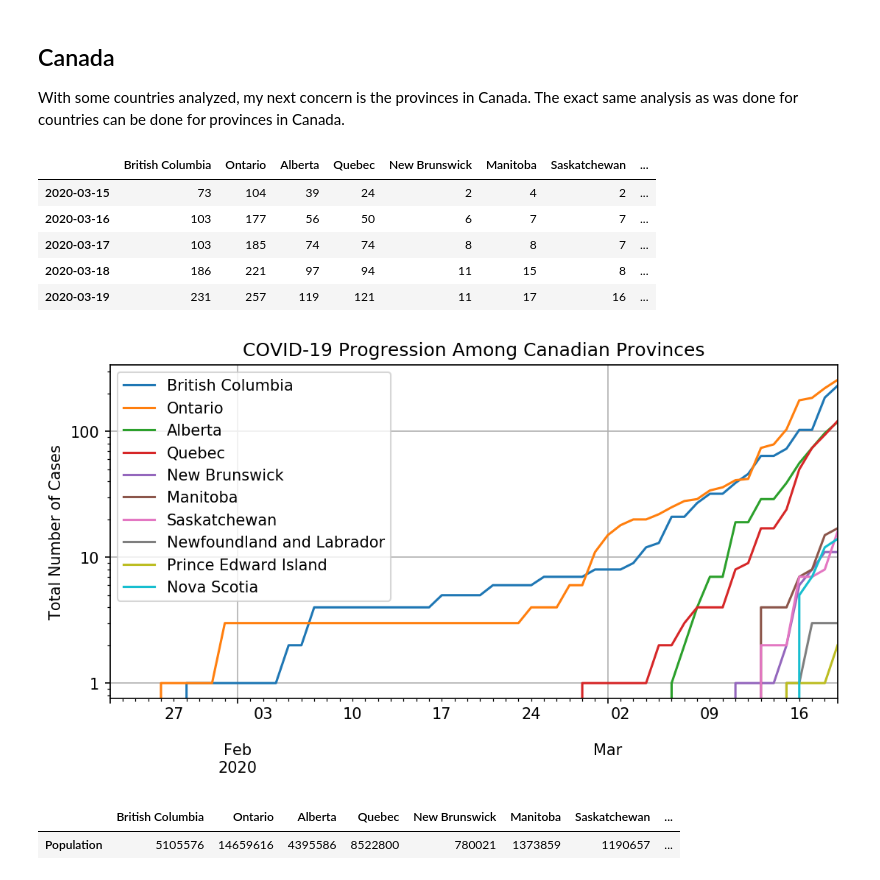
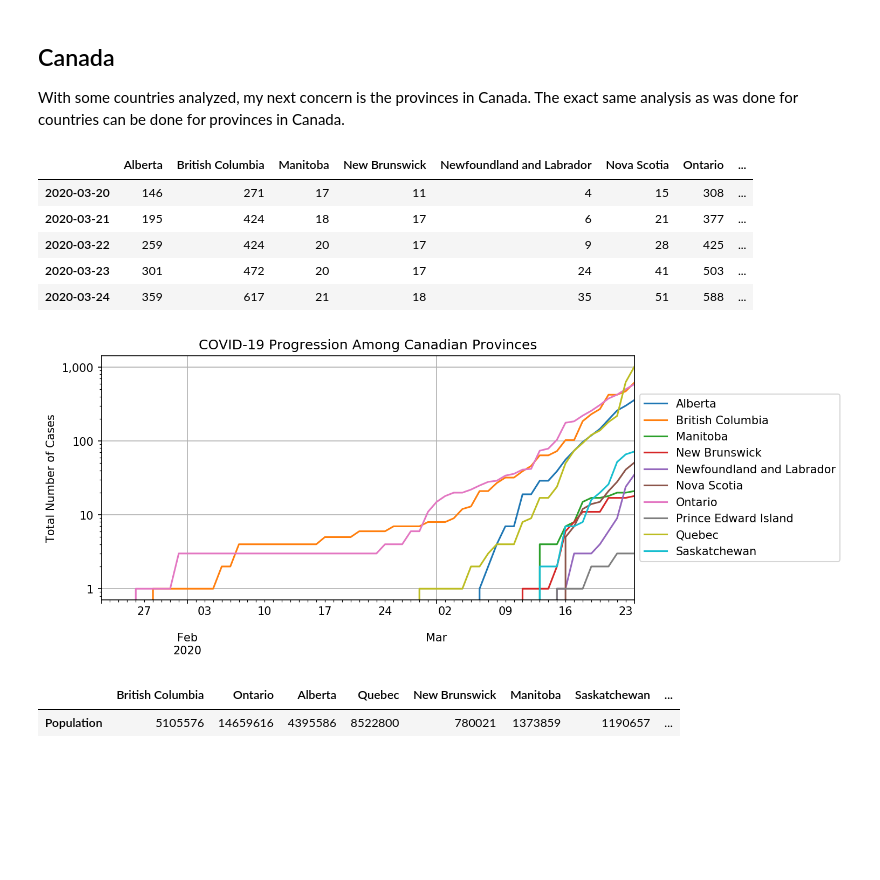
Before and after one commit to hamaluik/covid-19-analysis-canada, a Jupyter notebook: analysis.ipynb, the cells around one changed output. Cells and saved outputs as stored; diff of their text form; code cells hidden in the pictures; blank space fills up the shorter version.

```diff
--- a/analysis.ipynb
+++ b/analysis.ipynb
@@ -270,25 +267,28 @@ With some countries analyzed, my next concern is the provinces in Canada. The ex
 canada = pd.DataFrame(data=cases[cases['Country/Region'] == 'Canada'].drop(['Province/State', 'Country/Region', 'Lat', 'Long'], axis=1)).transpose()
 canada.columns = cases[cases['Country/Region'] == 'Canada']['Province/State'].values
 canada.index = pd.to_datetime(canada.index)
+del canada['Diamond Princess']
 del canada['Grand Princess']
+del canada['Recovered']
 canada.tail()
 # %% [output]
-|  | British Columbia | Ontario | Alberta | Quebec | New Brunswick | Manitoba | Saskatchewan | ... |
-| 2020-03-15 | 73 | 104 | 39 | 24 | 2 | 4 | 2 | ... |
-| 2020-03-16 | 103 | 177 | 56 | 50 | 6 | 7 | 7 | ... |
-| 2020-03-17 | 103 | 185 | 74 | 74 | 8 | 8 | 7 | ... |
-| 2020-03-18 | 186 | 221 | 97 | 94 | 11 | 15 | 8 | ... |
-| 2020-03-19 | 231 | 257 | 119 | 121 | 11 | 17 | 16 | ... |
+|  | Alberta | British Columbia | Manitoba | New Brunswick | Newfoundland and Labrador | Nova Scotia | Ontario | ... |
+| 2020-03-20 | 146 | 271 | 17 | 11 | 4 | 15 | 308 | ... |
+| 2020-03-21 | 195 | 424 | 18 | 17 | 6 | 21 | 377 | ... |
+| 2020-03-22 | 259 | 424 | 20 | 17 | 9 | 28 | 425 | ... |
+| 2020-03-23 | 301 | 472 | 20 | 17 | 24 | 41 | 503 | ... |
+| 2020-03-24 | 359 | 617 | 21 | 18 | 35 | 51 | 588 | ... |
 # %%
 ax = canada.plot()
 plt.yscale('log')
 plt.grid()
 ax.yaxis.set_major_formatter(mpl.ticker.StrMethodFormatter('{x:,.0f}'))
 plt.title('COVID-19 Progression Among Canadian Provinces')
 plt.ylabel('Total Number of Cases')
+plt.legend(loc='center left', bbox_to_anchor=(1.0, 0.5))
 plt.show()
 # %% [output]
-[figure, old version]
+[figure, new version]
 # %%
 populationCanada = pd.DataFrame(data={
     'British Columbia': 5_105_576,
```
Also changed, not shown: parts of 28 cells of this notebook, 2 other files.
